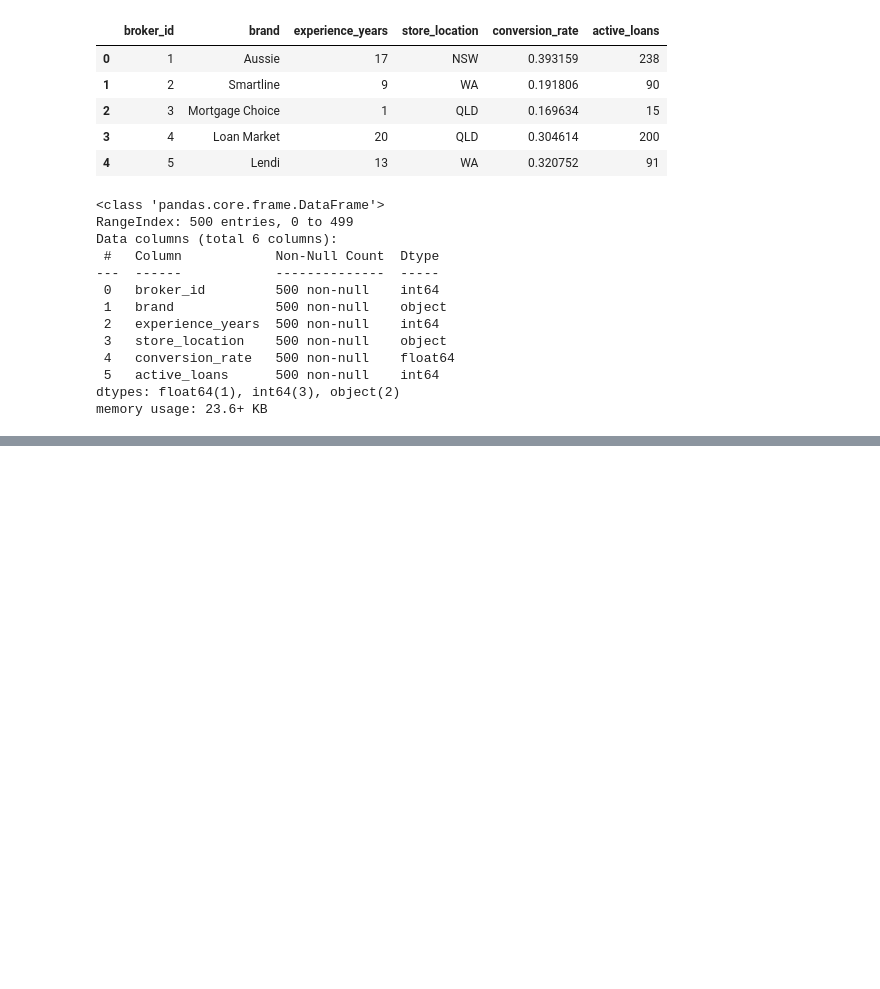
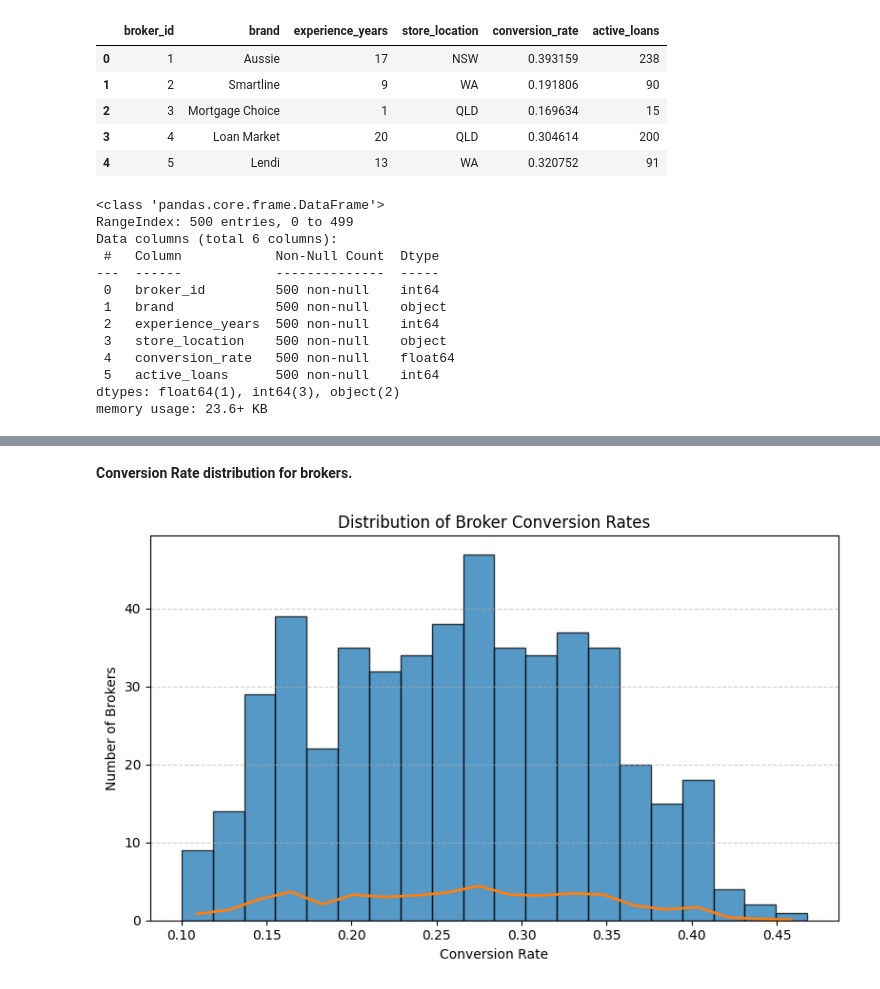
Before and after one commit to MahebobeFayyaz/Australian-Mortgage-Approval-Intelligence-System, a Jupyter notebook: Notebooks/Data_Cleaning_&_EDA.ipynb, the cells around one changed output, grey strips where cells are left out. Saved outputs shown, nothing was run; the diff lists cells and outputs as text; code cells hidden in the pictures; blank space fills up the shorter version.

```diff
--- a/Notebooks/Data_Cleaning_&_EDA.ipynb
+++ b/Notebooks/Data_Cleaning_&_EDA.ipynb
@@ -1795,0 +1827,35 @@ memory usage: 23.6+ KB
+# %% [markdown]
+**Conversion Rate distribution for brokers.**
+# %%
+import matplotlib.pyplot as plt
+import numpy as np
+
+plt.figure(figsize=(8, 5))
+
+# Histogram (bars)
+counts, bins, patches = plt.hist(
+    df_brokers["conversion_rate"],
+    bins=20,
+    edgecolor="black",
+    alpha=0.75
+)
+
+# Add a line overlay (density-style using normalized histogram)
+bin_centers = 0.5 * (bins[1:] + bins[:-1])
+density = counts / counts.sum()
+
+plt.plot(
+    bin_centers,
+    density * counts.max(),
+    linewidth=2
+)
+
+plt.xlabel("Conversion Rate")
+plt.ylabel("Number of Brokers")
+plt.title("Distribution of Broker Conversion Rates")
+
+plt.grid(axis="y", linestyle="--", alpha=0.6)
+plt.tight_layout()
+plt.show()
+# %% [output]
+[figure, added]
```
Also changed, not shown: parts of 12 cells of this notebook.
